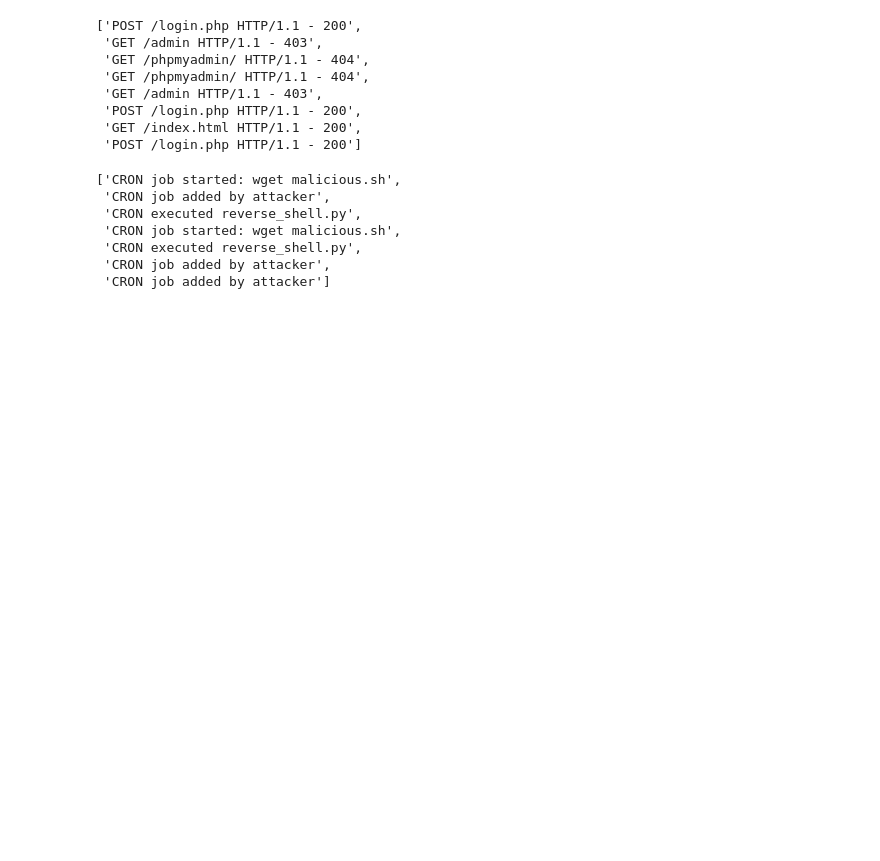
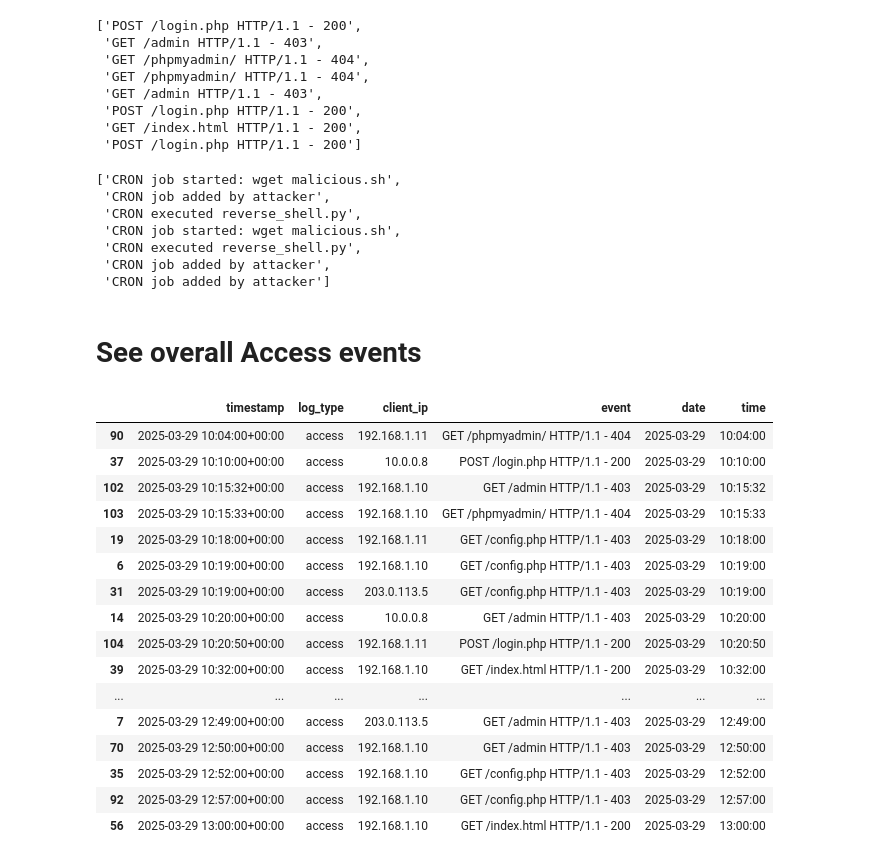
Before and after one commit to Zz1rg/CyberGroup2, a Jupyter notebook: AnalyzeLog_ParsingTxtEdition.ipynb, the cells around one changed output. Drawn from its saved outputs; the diff is of its cells as text; code cells hidden in the pictures; blank space fills up the shorter version.

```diff
--- a/AnalyzeLog_ParsingTxtEdition.ipynb
+++ b/AnalyzeLog_ParsingTxtEdition.ipynb
@@ -399,3 +441,25 @@ df4[df4['log_type'] == 'cron']['event'].to_list()
  'CRON executed reverse_shell.py',
  'CRON job added by attacker',
  'CRON job added by attacker']
+# %% [markdown]
+# See overall Access events
+# %%
+df[df['log_type'] == 'access'].sort_values(by='timestamp')
+# %% [output]
+|  | timestamp | log_type | client_ip | event | date | time |
+| 90 | 2025-03-29 10:04:00+00:00 | access | 192.168.1.11 | GET /phpmyadmin/ HTTP/1.1 - 404 | 2025-03-29 | 10:04:00 |
+| 37 | 2025-03-29 10:10:00+00:00 | access | 10.0.0.8 | POST /login.php HTTP/1.1 - 200 | 2025-03-29 | 10:10:00 |
+| 102 | 2025-03-29 10:15:32+00:00 | access | 192.168.1.10 | GET /admin HTTP/1.1 - 403 | 2025-03-29 | 10:15:32 |
+| 103 | 2025-03-29 10:15:33+00:00 | access | 192.168.1.10 | GET /phpmyadmin/ HTTP/1.1 - 404 | 2025-03-29 | 10:15:33 |
+| 19 | 2025-03-29 10:18:00+00:00 | access | 192.168.1.11 | GET /config.php HTTP/1.1 - 403 | 2025-03-29 | 10:18:00 |
+| 6 | 2025-03-29 10:19:00+00:00 | access | 192.168.1.10 | GET /config.php HTTP/1.1 - 403 | 2025-03-29 | 10:19:00 |
+| 31 | 2025-03-29 10:19:00+00:00 | access | 203.0.113.5 | GET /config.php HTTP/1.1 - 403 | 2025-03-29 | 10:19:00 |
+| 14 | 2025-03-29 10:20:00+00:00 | access | 10.0.0.8 | GET /admin HTTP/1.1 - 403 | 2025-03-29 | 10:20:00 |
+| 104 | 2025-03-29 10:20:50+00:00 | access | 192.168.1.11 | POST /login.php HTTP/1.1 - 200 | 2025-03-29 | 10:20:50 |
+| 39 | 2025-03-29 10:32:00+00:00 | access | 192.168.1.10 | GET /index.html HTTP/1.1 - 200 | 2025-03-29 | 10:32:00 |
+| ... | ... | ... | ... | ... | ... | ... |
+| 7 | 2025-03-29 12:49:00+00:00 | access | 203.0.113.5 | GET /admin HTTP/1.1 - 403 | 2025-03-29 | 12:49:00 |
+| 70 | 2025-03-29 12:50:00+00:00 | access | 192.168.1.10 | GET /admin HTTP/1.1 - 403 | 2025-03-29 | 12:50:00 |
+| 35 | 2025-03-29 12:52:00+00:00 | access | 192.168.1.10 | GET /config.php HTTP/1.1 - 403 | 2025-03-29 | 12:52:00 |
+| 92 | 2025-03-29 12:57:00+00:00 | access | 192.168.1.10 | GET /config.php HTTP/1.1 - 403 | 2025-03-29 | 12:57:00 |
+| 56 | 2025-03-29 13:00:00+00:00 | access | 192.168.1.10 | GET /index.html HTTP/1.1 - 200 | 2025-03-29 | 13:00:00 |
```
Also changed, not shown: parts of 6 cells of this notebook, 2 other files.
